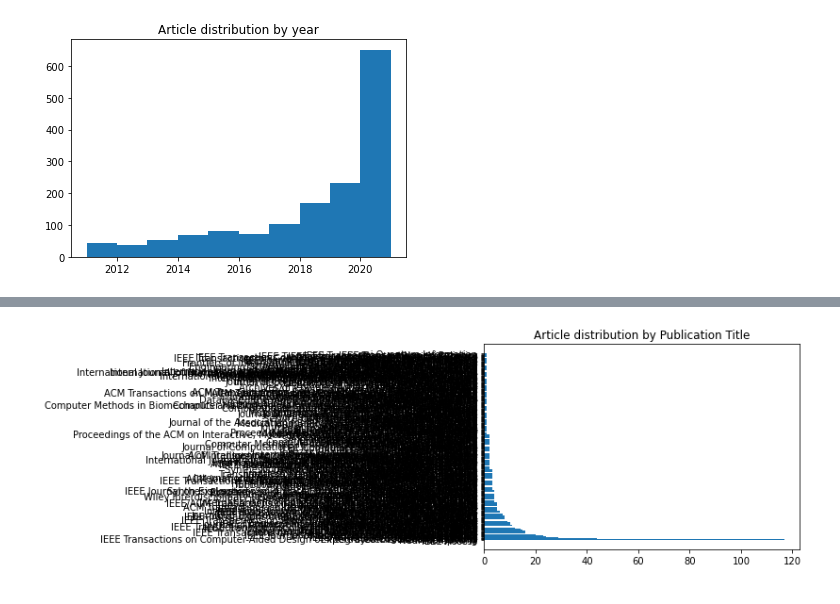
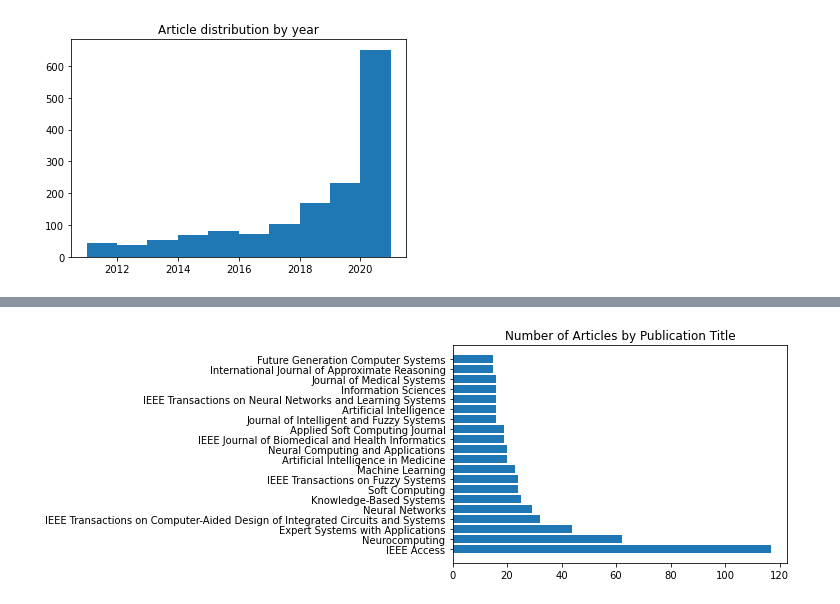
Before and after one commit to kyleiwaniec/neuro-symbolic-ai-systematic-review, a Jupyter notebook: scopus/filterd-search-results.ipynb, the cells around one changed output, grey strips where cells are left out. Cells and saved outputs as stored; diff of their text form; code cells hidden in the pictures.

Commit message:
modify plots

```diff
--- a/scopus/filterd-search-results.ipynb
+++ b/scopus/filterd-search-results.ipynb
@@ -229,2 +229,5 @@ Publication Title
 # %%
 df=topArticles.groupby(['Publication Title'], as_index=False).count()[['Publication Title','Key']].sort_values(by=['Key'], ascending=False).head(20)
+df['Count']=df['Key']
+df=df[['Publication Title','Count']]
+df
@@ -251,6 +252,6 @@ df
 # %%
-plt.barh(df['Publication Title'],df['Key'])
-plt.title('Article distribution by Publication Title')
+plt.barh(df['Publication Title'],df['Count'])
+plt.title('Number of Articles by Publication Title')
 plt.show()
 # %% [output]
-[figure, old version]
+[figure, new version]
```
Also changed, not shown: parts of 4 cells of this notebook.
